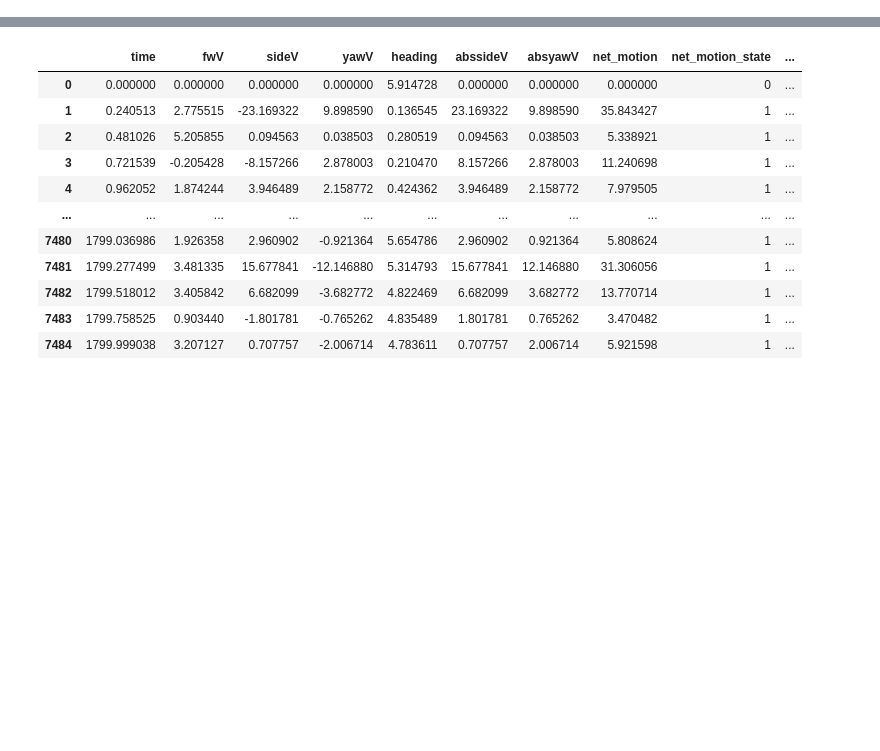
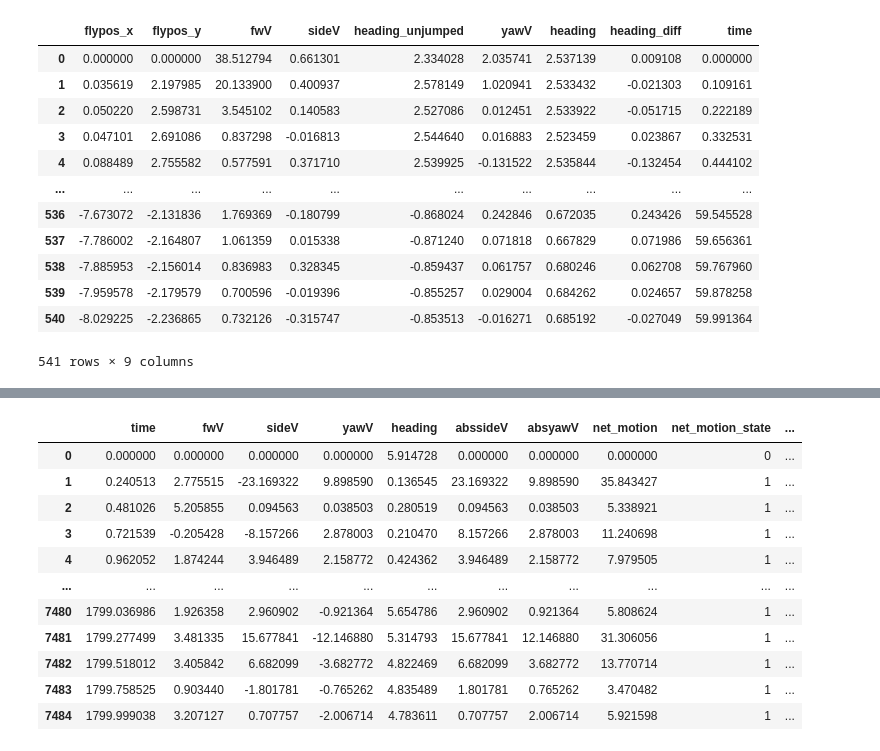
Before and after one commit to jingxuanf0214/thesis-2p-behavior-align, a Jupyter notebook: Exploratory analysis.ipynb, the cells around one changed output, grey strips where cells are left out. Drawn from its saved outputs; the diff is of its cells as text; code cells hidden in the pictures; blank space fills up the shorter version.

```diff
--- a/Exploratory analysis.ipynb
+++ b/Exploratory analysis.ipynb
@@ -197,0 +206,34 @@ behav_df
+# %%
+def rename_dataframe(df):
+    # Drop columns containing 'int'
+    df = df.drop(columns=[col for col in df.columns if 'int' in col])
+
+    # Rename specified columns
+    rename_dict = {
+        'ball_forvel': 'fwV',
+        'ball_sidevel': 'sideV',
+        'ball_yawvel': 'yawV',
+        'vis_yaw': 'heading',
+        'ball_yaw': 'heading_unjumped',
+        'vis_yawvel': 'heading_diff'
+    }
+    df = df.rename(columns=rename_dict)
+
+    return df
+
+behav_df = rename_dataframe(behav_df)
+behav_df
+# %% [output]
+|  | flypos_x | flypos_y | fwV | sideV | heading_unjumped | yawV | heading | heading_diff | time |
+| 0 | 0.000000 | 0.000000 | 38.512794 | 0.661301 | 2.334028 | 2.035741 | 2.537139 | 0.009108 | 0.000000 |
+| 1 | 0.035619 | 2.197985 | 20.133900 | 0.400937 | 2.578149 | 1.020941 | 2.533432 | -0.021303 | 0.109161 |
+| 2 | 0.050220 | 2.598731 | 3.545102 | 0.140583 | 2.527086 | 0.012451 | 2.533922 | -0.051715 | 0.222189 |
+| 3 | 0.047101 | 2.691086 | 0.837298 | -0.016813 | 2.544640 | 0.016883 | 2.523459 | 0.023867 | 0.332531 |
+| 4 | 0.088489 | 2.755582 | 0.577591 | 0.371710 | 2.539925 | -0.131522 | 2.535844 | -0.132454 | 0.444102 |
+| ... | ... | ... | ... | ... | ... | ... | ... | ... | ... |
+| 536 | -7.673072 | -2.131836 | 1.769369 | -0.180799 | -0.868024 | 0.242846 | 0.672035 | 0.243426 | 59.545528 |
+| 537 | -7.786002 | -2.164807 | 1.061359 | 0.015338 | -0.871240 | 0.071818 | 0.667829 | 0.071986 | 59.656361 |
+| 538 | -7.885953 | -2.156014 | 0.836983 | 0.328345 | -0.859437 | 0.061757 | 0.680246 | 0.062708 | 59.767960 |
+| 539 | -7.959578 | -2.179579 | 0.700596 | -0.019396 | -0.855257 | 0.029004 | 0.684262 | 0.024657 | 59.878258 |
+| 540 | -8.029225 | -2.236865 | 0.732126 | -0.315747 | -0.853513 | -0.016271 | 0.685192 | -0.027049 | 59.991364 |
+541 rows × 9 columns
```
Also changed, not shown: parts of 6 cells of this notebook.
